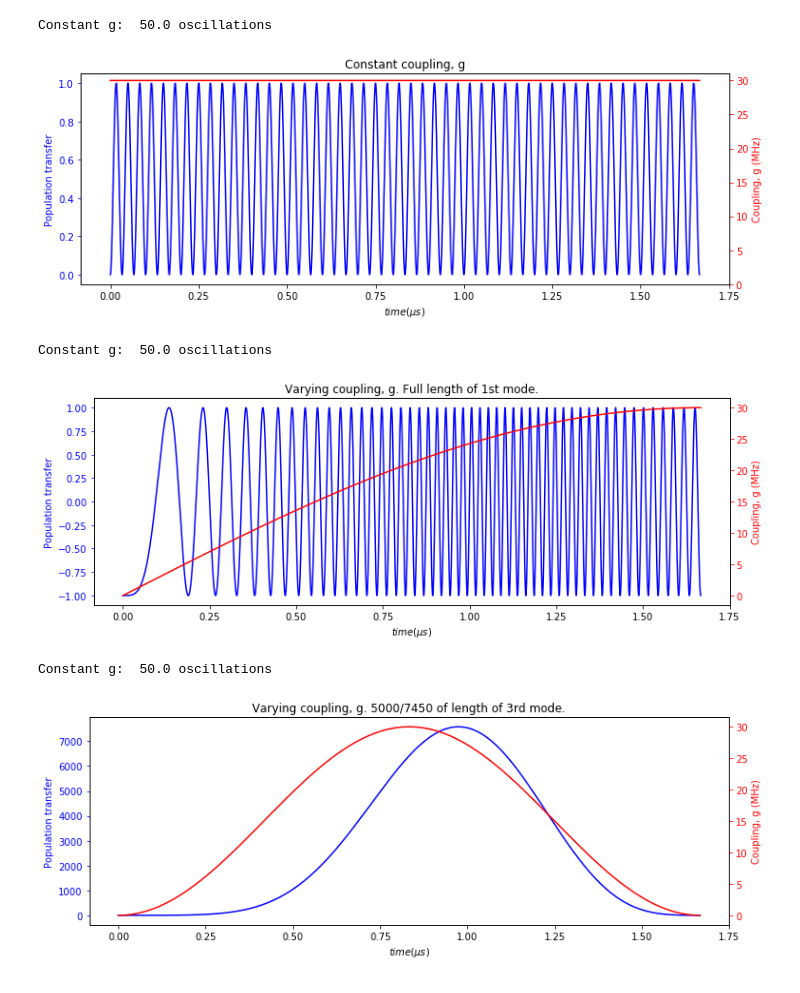
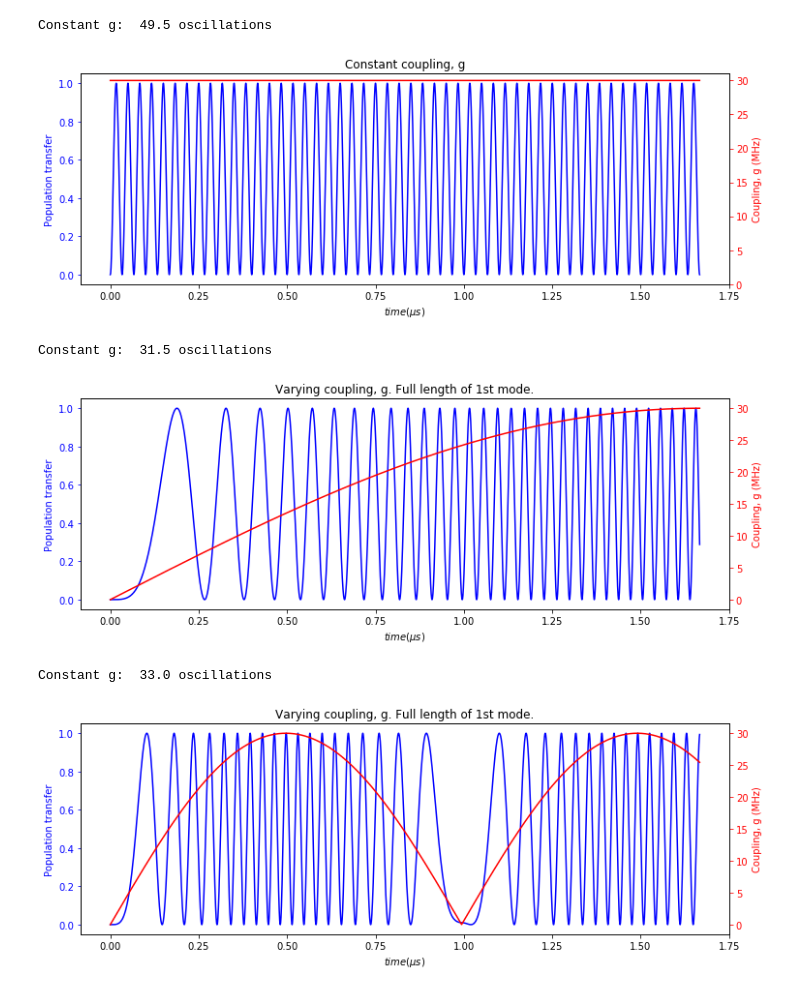
Before and after one commit to aa-morgan/Rydberg_helium_Stark, a Jupyter notebook: notebooks/Resonator Rabi oscillations.ipynb, the cells around one changed output. Drawn from its saved outputs; the diff is of its cells as text; code cells hidden in the pictures.

```diff
--- a/notebooks/Resonator Rabi oscillations.ipynb
+++ b/notebooks/Resonator Rabi oscillations.ipynb
@@ -8,10 +18,10 @@ a_0 = physical_constants['Bohr radius'][0]
 # %%
 # Constant g
-v=3000
-l=5 *10**-3
-t=l/v
-g_max=30 *10**6
-steps=5000
+v = 3000
+l = 5 *10**-3
+t = l/v
+g_max = 30 *10**6
+steps = 5000
 
 g_arr = g_max*np.ones(steps)
 t_arr = np.linspace(0,t,steps)
@@ -29,22 +39,28 @@ ax2.set_ylabel('Coupling, g (MHz)', color='r')
 ax2.tick_params('y', colors='r')
 ax2.set_ylim([0,31])
 
-N=t*g
+N=count_oscillations(pop_transfer)
 print('Constant g: ', N, 'oscillations')
 # %% [output]
-Constant g:  50.0 oscillations
+Constant g:  49.5 oscillations
 [figure]
 # %%
 # Fundamental mode, full length
-v=3000
-l=5 *10**-3
-t=l/v
-g_max=30 *10**6
-steps=5000
+v = 3000
+l = 5 *10**-3
+t = l/v
+g_max = 30 *10**6
+steps = 5000
+step_t = t/steps
 
 g_arr = g_max*(np.abs(np.sin( np.linspace(0,pi/2,steps))))
 t_arr = np.linspace(0,t,steps)
-pop_transfer = np.cos(2*pi*t_arr*g_arr + pi)
+
+pop_transfer = []
+for i, t_val in enumerate(t_arr):
+    integral = np.sum(g_arr[:i])*step_t
+    pop_trans = (np.cos(pi+2*pi* integral )+1)/2
+    pop_transfer.append( pop_trans )
 
 fig, ax1 = plt.subplots(figsize=(12,4))
 ax1.plot(t_arr*10**6, pop_transfer, 'b')
@@ -57,38 +73,44 @@ ax2.plot(t_arr*10**6, g_arr/(10**6), 'r')
 ax2.set_ylabel('Coupling, g (MHz)', color='r')
 ax2.tick_params('y', colors='r')
 
-N=t*g
+N=count_oscillations(pop_transfer)
 print('Constant g: ', N, 'oscillations')
 # %% [output]
-Constant g:  50.0 oscillations
+Constant g:  31.5 oscillations
-[figure, old version]
+[figure, new version]
 # %%
 # 3rd harmonic 5000 of 7450 um of length
-v=3000
-l=5 *10**-3
-t=l/v
-g_max=30 *10**6
-steps=5000
+v = 3000
+l = 5 *10**-3
+t = l/v
+g_max = 30 *10**6
+steps = 5000
+step_t = t/steps
 
-frac_len = 7450/7450
-num_wavelengths = 4/4
-g_arr = g_max*(np.sin( np.linspace(0,pi*num_wavelengths*frac_len,steps))**2)
+frac_len = 5000/7450
+num_wavelengths = 5/4
+g_arr = g_max*(np.abs(np.sin( np.linspace(0,2*pi*num_wavelengths*frac_len,steps))))
 t_arr = np.linspace(0,t,steps)
-pop_transfer = (pi*t_arr*g_arr + pi/2)**2
+
+pop_transfer = []
+for i, t_val in enumerate(t_arr):
+    integral = np.sum(g_arr[:i])*step_t
+    pop_trans = (np.cos(pi+2*pi* integral )+1)/2
+    pop_transfer.append( pop_trans )
 
 fig, ax1 = plt.subplots(figsize=(12,4))
 ax1.plot(t_arr*10**6, pop_transfer, 'b')
 ax1.set_xlabel('$time (\mu s)$')
 ax1.set_ylabel('Population transfer', color='b')
 ax1.tick_params('y', colors='b')
-ax1.set_title('Varying coupling, g. 5000/7450 of length of 3rd mode.')
+ax1.set_title('Varying coupling, g. Full length of 1st mode.')
 ax2 = ax1.twinx()
 ax2.plot(t_arr*10**6, g_arr/(10**6), 'r')
 ax2.set_ylabel('Coupling, g (MHz)', color='r')
 ax2.tick_params('y', colors='r')
 
-N=t*g
+N=count_oscillations(pop_transfer)
 print('Constant g: ', N, 'oscillations')
 # %% [output]
-Constant g:  50.0 oscillations
+Constant g:  33.0 oscillations
-[figure, old version]
+[figure, new version]
```
Also changed, not shown: parts of 1 cell of this notebook.
